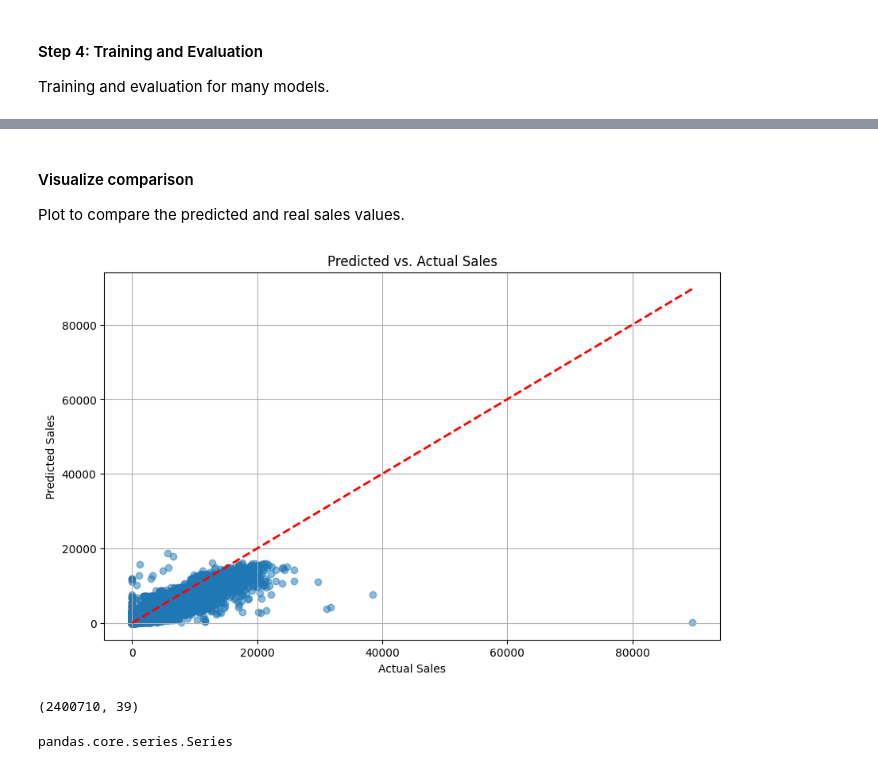
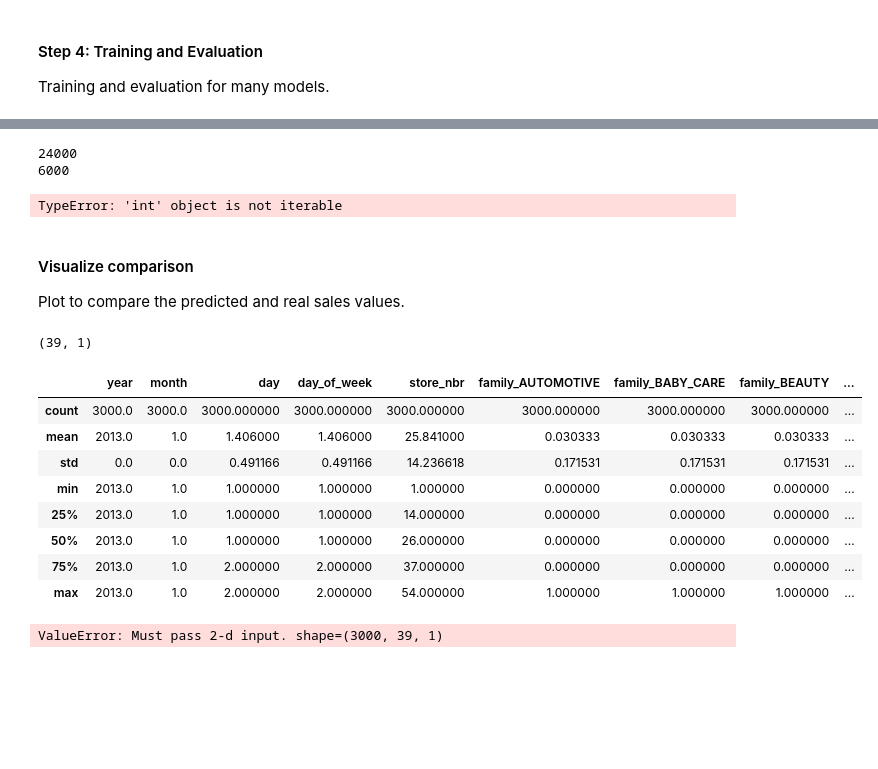
Before and after one commit to meysamaghighi/time-series-prediction, a Jupyter notebook: kaggle-store-sales-time-series-forecasting/time_series_prediction.ipynb, the cells around one changed output, grey strips where cells are left out. Saved outputs shown, nothing was run; the diff lists cells and outputs as text; code cells hidden in the pictures; blank space fills up the shorter version.

```diff
--- a/kaggle-store-sales-time-series-forecasting/time_series_prediction.ipynb
+++ b/kaggle-store-sales-time-series-forecasting/time_series_prediction.ipynb
@@ -159,23 +202,34 @@ print(f"SARIMA RMSLE: {rmsle_sarima:.2f}")
 X_train_reshaped = X_train.values.reshape(X_train.shape[0], X_train.shape[1], 1)
 X_valid_reshaped = X_valid.values.reshape(X_valid.shape[0], X_valid.shape[1], 1)
 
+print(len(X_train_reshaped))
+print(len(X_valid_reshaped))
+
 lstm_model = Sequential([
-        LSTM(50, activation='relu', input_shape=(X_train.shape[1], 1)),
+        LSTM(50, activation='relu', input_shape=(X_train.shape[1])),
         Dense(1)
 ])
-lstm_model.compile(loss='mean_squared_log_error', optimizer='adam')
+lstm_model.compile(loss='mean_squared_error', optimizer='adam')
 lstm_model.fit(X_train_reshaped, y_train, epochs=10, batch_size=64)
 y_pred_lstm = lstm_model.predict(X_valid_reshaped).flatten()
+print(len(y_pred_lstm))
+print(len(y_valid.values))
+print(len(y_valid.values.astype('float32')))
 rmsle_lstm = np.sqrt(mean_squared_log_error(y_valid.values.astype('float32'), y_pred_lstm))
 print(f"LSTM RMSLE: {rmsle_lstm:.2f}")
+# Plot the results
+plot_valid_pred(y_valid, y_pred_lstm)
 
 cnn_model = Sequential([
-        Conv1D(filters=64, kernel_size=2, activation='relu', input_shape=(X_train.shape[1], 1)),
+        Conv1D(filters=64, kernel_size=2, activation='relu', input_shape=(X_train.shape[1])),
         Dense(1)
 ])
-cnn_model.compile(loss='mean_squared_log_error', optimizer='adam')
+cnn_model.compile(loss='mean_squared_error', optimizer='adam')
 cnn_model.fit(X_train_reshaped, y_train, epochs=10, batch_size=64)
 y_pred_cnn = cnn_model.predict(X_valid_reshaped).flatten()
+print(len(y_pred_cnn))
+print(len(y_valid.values))
+print(len(y_valid.values.astype('float32')))
 rmsle_cnn = np.sqrt(mean_squared_log_error(y_valid.values.astype('float32'), y_pred_cnn))
 print(f"CNN RMSLE: {rmsle_cnn:.2f}")
 
@@ -183,38 +237,36 @@ rnn_model = Sequential([
         SimpleRNN(50, activation='relu', input_shape=(X_train.shape[1], 1)),
         Dense(1)
 ])
-rnn_model.compile(loss='mean_squared_log_error', optimizer='adam')
+rnn_model.compile(loss='mean_squared_error', optimizer='adam')
 rnn_model.fit(X_train_reshaped, y_train, epochs=10, batch_size=64)
 y_pred_rnn = rnn_model.predict(X_valid_reshaped).flatten()
 rmsle_rnn = np.sqrt(mean_squared_log_error(y_valid.values.astype('float32'), y_pred_rnn))
 print(f"RNN RMSLE: {rmsle_rnn:.2f}")
+# %% [output]
+24000
+6000
+TypeError: 'int' object is not iterable
 # %% [markdown]
 #### Visualize comparison
 Plot to compare the predicted and real sales values.
-# %%
-import matplotlib.pyplot as plt
-
-# Assuming you already have 'y_pred' (predicted sales) and 'y_valid' (actual sales) calculated
-
-# Create a scatter plot
-plt.figure(figsize=(10, 6))
-plt.scatter(y_valid, y_pred, alpha=0.5)
-plt.xlabel('Actual Sales')
-plt.ylabel('Predicted Sales')
-plt.title('Predicted vs. Actual Sales')
-plt.grid(True)
-
-# Add a diagonal line for reference (perfect predictions)
-plt.plot([min(y_valid), max(y_valid)], [min(y_valid), max(y_valid)], linestyle='--', color='red', linewidth=2)
-
-plt.show()
-# %% [output]
-[figure, removed]
-# %%
-X_train.shape
-# %% [output]
-(2400710, 39)
-# %%
-type(y_train)
-# %% [output]
-pandas.core.series.Series
+# %%
+(X_train.shape[1], 1)
+# %% [output]
+(39, 1)
+# %%
+X_train.describe()
+# %% [output]
+|  | year | month | day | day_of_week | store_nbr | family_AUTOMOTIVE | family_BABY_CARE | family_BEAUTY | ... |
+| count | 3000.0 | 3000.0 | 3000.000000 | 3000.000000 | 3000.000000 | 3000.000000 | 3000.000000 | 3000.000000 | ... |
+| mean | 2013.0 | 1.0 | 1.406000 | 1.406000 | 25.841000 | 0.030333 | 0.030333 | 0.030333 | ... |
+| std | 0.0 | 0.0 | 0.491166 | 0.491166 | 14.236618 | 0.171531 | 0.171531 | 0.171531 | ... |
+| min | 2013.0 | 1.0 | 1.000000 | 1.000000 | 1.000000 | 0.000000 | 0.000000 | 0.000000 | ... |
+| 25% | 2013.0 | 1.0 | 1.000000 | 1.000000 | 14.000000 | 0.000000 | 0.000000 | 0.000000 | ... |
+| 50% | 2013.0 | 1.0 | 1.000000 | 1.000000 | 26.000000 | 0.000000 | 0.000000 | 0.000000 | ... |
+| 75% | 2013.0 | 1.0 | 2.000000 | 2.000000 | 37.000000 | 0.000000 | 0.000000 | 0.000000 | ... |
+| max | 2013.0 | 1.0 | 2.000000 | 2.000000 | 54.000000 | 1.000000 | 1.000000 | 1.000000 | ... |
+# %%
+df = pd.DataFrame(X_train_reshaped)
+df
+# %% [output]
+ValueError: Must pass 2-d input. shape=(3000, 39, 1)
```
Also changed, not shown: parts of 7 cells of this notebook, 1 other file.
